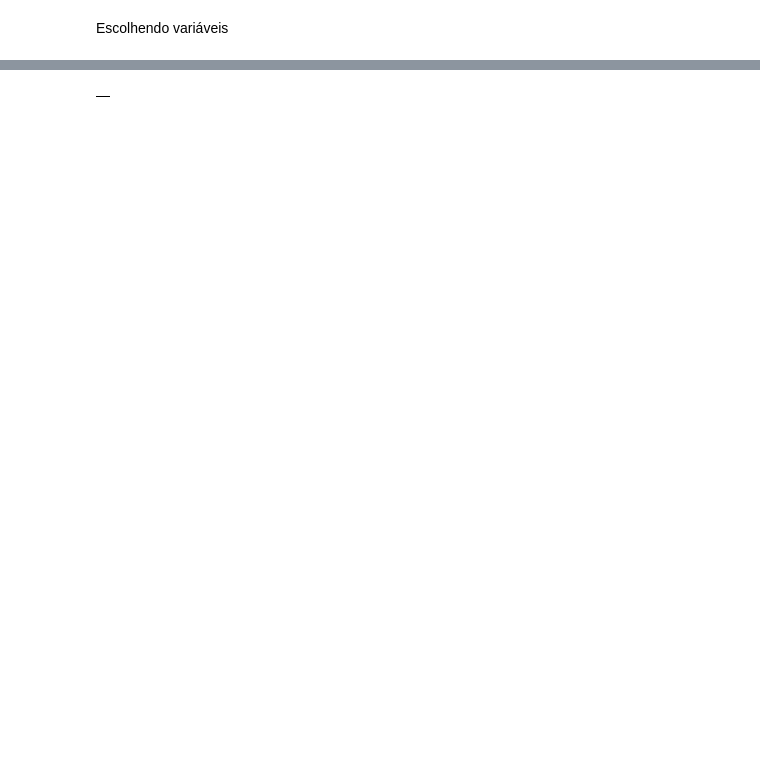
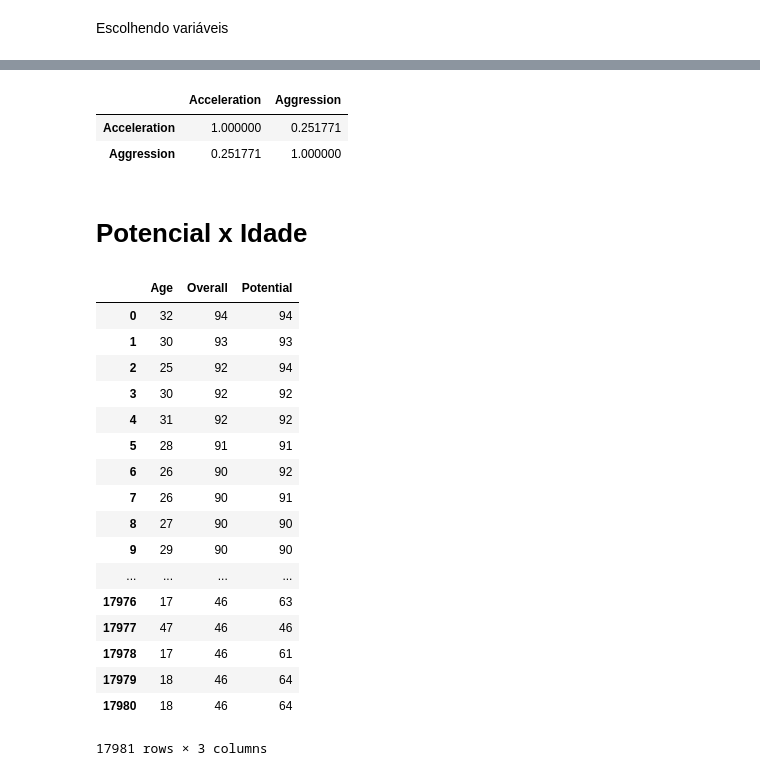
Before and after one commit to victorhabib/cdd-projeto-final, a Jupyter notebook: Projeto Final versao atualizada.ipynb, the cells around one changed output, grey strips where cells are left out. Cells and saved outputs as stored; diff of their text form; code cells hidden in the pictures; blank space fills up the shorter version.

```diff
--- a/Projeto Final versao atualizada.ipynb
+++ b/Projeto Final versao atualizada.ipynb
@@ -94,3 +71,18 @@ fifa["Value"] = fifa["Value"].apply(troca)
+# %%
+def troca(preco):
+    multiplier = preco[-1]
+    preco = preco[1:-1]
+
+    if multiplier == "M":
+        return float(preco) * 10**(6)
+    elif multiplier == "K":
+        return float(preco) * 10**(3)
+# %%
+lista = []
+for x in fifa["Value"]:
+    lista.append(troca(x))
+# %%
+fifa["Value"] = lista
 # %%
 fifa["Value"].head(10)
 # %% [output]
@@ -212,6 +250,16 @@ Index(['Unnamed: 0', 'Acceleration', 'Aggression', 'Agility', 'Balance',
        'Strength', 'Vision', 'Volleys'],
       dtype='object')
 # %%
+linhas = []
+i = 0
+while i < len(fifa["Unnamed: 0"]):
+    linhas.append(fifa["Unnamed: 0"][i])
+    i+=1
+
+coluna = ['Acceleration', 'Aggression']
+
+df = player_attributes.loc[linhas, coluna]
+"""
 df = DataFrame(player_attributes,columns= ['Acceleration', 'Aggression', 'Agility', 'Balance',
        'Ball control', 'Composure', 'Crossing', 'Curve', 'Dribbling',
        'Finishing', 'Free kick accuracy', 'GK diving', 'GK handling',
@@ -222,4 +270,6 @@ df = DataFrame(player_attributes,columns= ['Acceleration', 'Aggression', 'Agilit
        'Strength', 'Vision', 'Volleys'])
 
 print(df)
+"""
+df
 # %% [output]
@@ -245,4 +294,34 @@ corr = df.corr()
-# %%
-corr
-# %% [output]
-|  |
+# %%
+df.corr()
+# %% [output]
+|  | Acceleration | Aggression |
+| Acceleration | 1.000000 | 0.251771 |
+| Aggression | 0.251771 | 1.000000 |
+# %% [markdown]
+# Potencial x Idade
+# %%
+colunas = ["Age", "Overall", "Potential"]
+
+pot_age_ovrl = fifa.loc[linhas, colunas]
+
+#corr_pot_age = fifa.corr('Potential', 'Age')
+pot_age_ovrl
+# %% [output]
+|  | Age | Overall | Potential |
+| 0 | 32 | 94 | 94 |
+| 1 | 30 | 93 | 93 |
+| 2 | 25 | 92 | 94 |
+| 3 | 30 | 92 | 92 |
+| 4 | 31 | 92 | 92 |
+| 5 | 28 | 91 | 91 |
+| 6 | 26 | 90 | 92 |
+| 7 | 26 | 90 | 91 |
+| 8 | 27 | 90 | 90 |
+| 9 | 29 | 90 | 90 |
+| ... | ... | ... | ... |
+| 17976 | 17 | 46 | 63 |
+| 17977 | 47 | 46 | 46 |
+| 17978 | 17 | 46 | 61 |
+| 17979 | 18 | 46 | 64 |
+| 17980 | 18 | 46 | 64 |
+17981 rows × 3 columns
```
Also changed, not shown: parts of 41 cells of this notebook.
